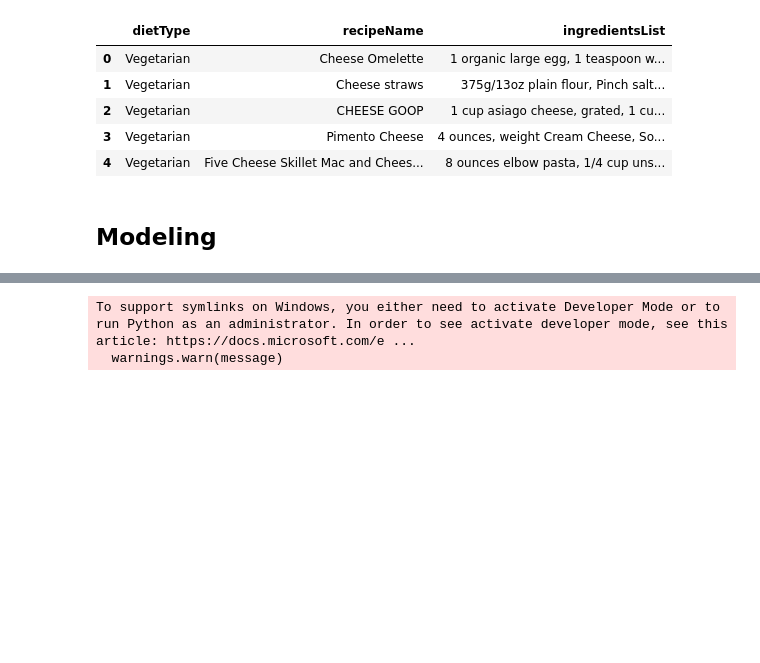
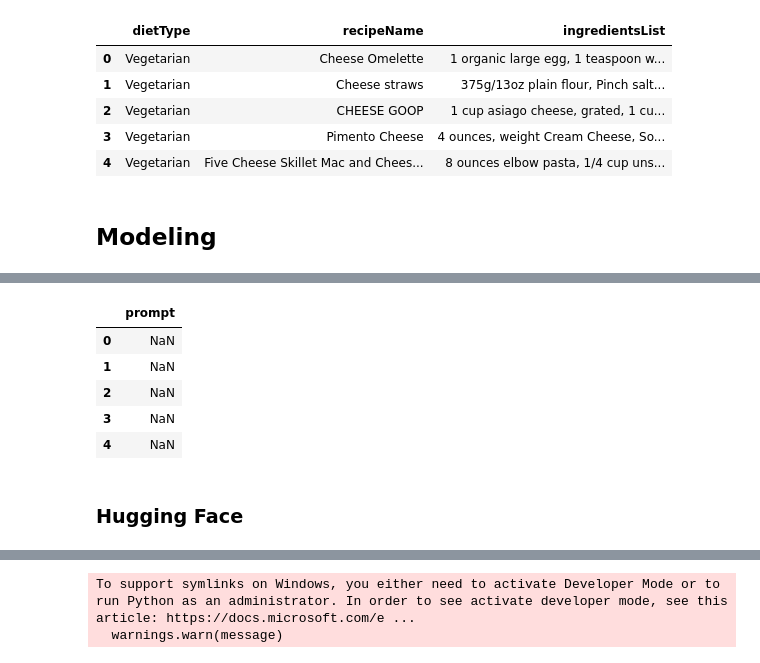
Before and after one commit to RavinderRai/iifymate, a Jupyter notebook: Modeling.ipynb, the cells around one changed output, grey strips where cells are left out. Saved outputs shown, nothing was run; the diff lists cells and outputs as text; code cells hidden in the pictures; blank space fills up the shorter version.

```diff
--- a/Modeling.ipynb
+++ b/Modeling.ipynb
@@ -171,0 +214,7 @@ https://gretel.ai/blog/conditional-text-generation-by-fine-tuning-gretel-gpt
+# %%
+model = project.create_model_obj(model_config=config, data_source=df3)
+print(f"Follow along with training in the console: {project.get_console_url()}")
+model.name = f"{GRETEL_PROJECT}-{LLM}"
+model.submit_cloud()
+
+poll(model)
@@ -171,0 +293,5 @@ https://gretel.ai/blog/conditional-text-generation-by-fine-tuning-gretel-gpt
+# %%
+response_handler = model.create_record_handler_obj(
+        params={"maximum_text_length": 100, "temperature": 0.7},
+        data_source=prompt_df
+    )
@@ -172,3 +333,14 @@ https://gretel.ai/blog/conditional-text-generation-by-fine-tuning-gretel-gpt
+# %%
+pd.read_csv(response_handler.get_artifact_link("data"), compression='gzip')
+# %% [output]
+|  | prompt |
+| 0 | NaN |
+| 1 | NaN |
+| 2 | NaN |
+| 3 | NaN |
+| 4 | NaN |
+# %% [markdown]
+### Hugging Face
 # %%
 import transformers
 import torch
```
Also changed, not shown: parts of 39 cells of this notebook, 4 other files.
